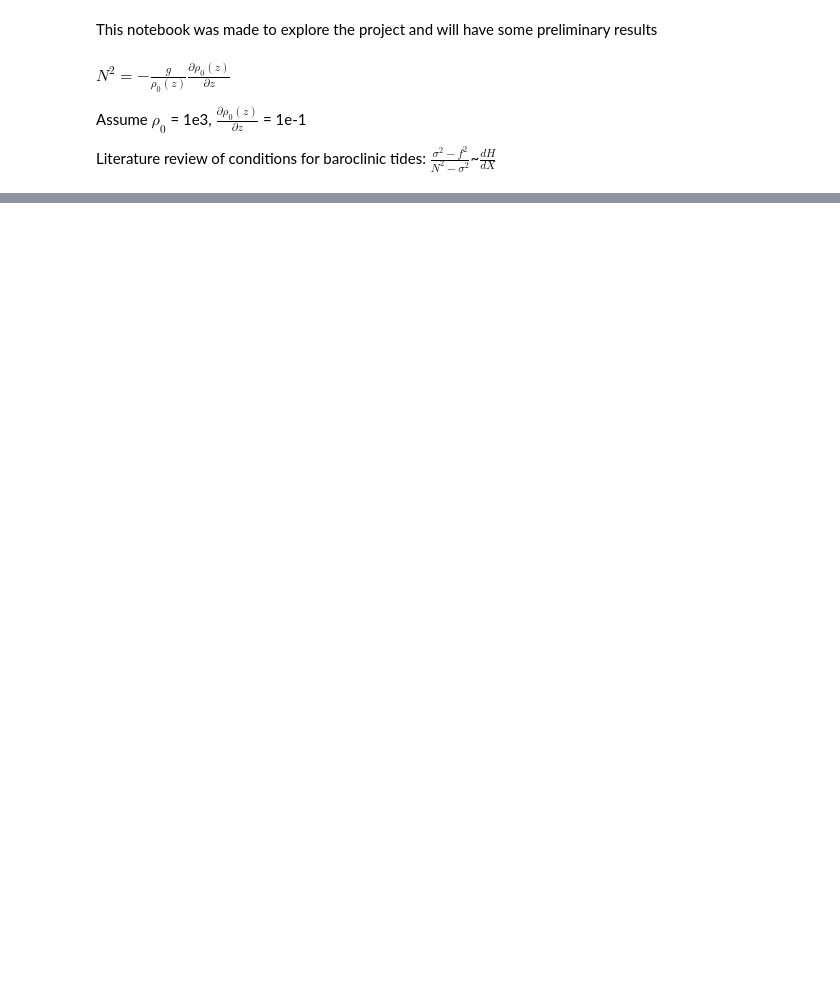
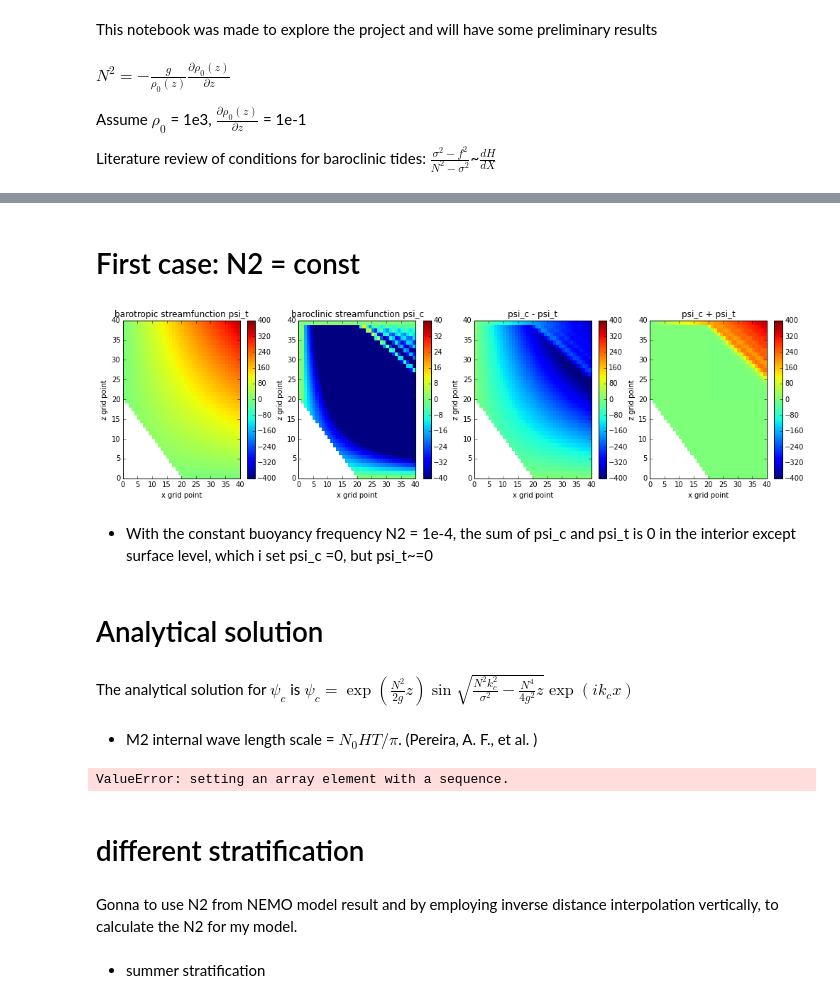
Before and after one commit to jieliu920608/Lab7Assignment, a Jupyter notebook: Project.ipynb, the cells around one changed output, grey strips where cells are left out. Saved outputs shown, nothing was run; the diff lists cells and outputs as text; code cells hidden in the pictures; blank space fills up the shorter version.

```diff
--- a/Project.ipynb
+++ b/Project.ipynb
@@ -127,9 +83,0 @@ print (psi[0,19],psi[2,18],psi[2,19])
-# %%
-def boundary_conditions(psi):
-    """Set the boundary condition values.
-    """
-    ## three fixed boundary
-    psi[-1,:] = -(1/omega)*np.sqrt(g*b0)* np.sin(k*180*np.arange(0,40,1)/np.pi) * (b0)/b0## surface wall(rigid lib)## surface wall(rigid lib)
-    psi[-1+ngrid/2:,0] = 0 ## vertical wall
-    psi[0,-1+ngrid/2:] = -(1/omega)*np.sqrt(g*b0)* np.sin(k*180*np.arange(-1+ngrid/2,40,1)/np.pi) * (b0+Hm[0,-1])/b0 ## bottom wall
-    return psi
@@ -205,0 +155,49 @@ ax.set_ylim(0,40)
+# %% [markdown]
+# First case: N2 = const
+# %%
+## after leap frog
+N2= np.zeros([ngrid,ngrid])
+N2[:] = 1e-4
+psi_c = leap_frog(psi_c,N2)
+# %%
+mask = Hm.mask
+psi_c = np.ma.array(psi_c,mask =mask)
+# %%
+## barotropic streamfunction
+psi_t = (1/k_t)* np.sin(k_t*np.pi*np.arange(0,40,1)*dx/180) * (b0+Hm)/b0
+# %%
+fig, axs =plt.subplots(1,4,figsize = (17,4))
+## barotropic inputs
+plot=axs[0].pcolormesh(psi_t,linewidth=0,rasterized=True,cmap = 'jet',vmin=-400, vmax=400)
+fig.colorbar(plot, ax=axs[0])
+cbar.set_label('streamfunction psi_t')
+axs[0].set_title('barotropic streamfunction psi_t')
+
+plot=axs[1].pcolormesh(psi_c,linewidth=0,rasterized=True,cmap = 'jet',vmin=-40, vmax=40)
+fig.colorbar(plot, ax=axs[1])
+cbar.set_label('streamfunction psi_c')
+axs[1].set_title('baroclinic streamfunction psi_c')
+
+plot=axs[2].pcolormesh(psi_c-psi_t,linewidth=0,rasterized=True,cmap = 'jet',vmin=-400, vmax=400)
+fig.colorbar(plot, ax=axs[2])
+cbar.set_label('difference of between psi_c and psi_t')
+axs[2].set_title('psi_c - psi_t')
+
+plot=axs[3].pcolormesh(psi_c+psi_t,linewidth=0,rasterized=True,cmap = 'jet',vmin=-400, vmax=400)
+fig.colorbar(plot, ax=axs[3])
+cbar.set_label('difference of between psi_c and psi_t')
+axs[3].set_title('psi_c + psi_t')
+
+for ax in axs:
+    ax.set_xlim(0,40)
+    ax.set_xlabel('x grid point')
+    ax.set_ylabel('z grid point')
+    ax.set_ylim(0,40)
+# %% [output]
+[figure, added]
+# %% [markdown]
+* With the constant buoyancy frequency N2 = 1e-4, the sum of psi_c and psi_t is 0 in the interior except surface level, which i set psi_c =0, but psi_t~=0
+# %% [markdown]
+# Analytical solution
+# %% [markdown]
+The analytical solution for $\psi_c$ is $\psi_c = \exp(\frac{N^2}{2g}z)\sin\sqrt{\frac{N^2k_{c}^2}{\sigma^2}-\frac{N^4}{4g^2}z}\exp(ik_{c}x)$
@@ -205,0 +207,2 @@ ax.set_ylim(0,40)
+# %% [markdown]
+* M2 internal wave length scale = $N_{0}HT/\pi$. (Pereira, A. F., et al. )
@@ -205,0 +214,7 @@ ax.set_ylim(0,40)
+# %%
+for i in np.arange(0,ngrid,1):##(0,40) no 40
+    for pz in np.arange(ngrid-1, -1,-1):##(39,-1) no -1
+        psi_ca[pz,i] = np.exp(N2*Hm[pz,-1]/(2*g))*np.sin(np.sqrt(N2*k_c**2/omega**2-N2**2/(4*g**2))*Hm[pz,-1])\
+        *np.cos(k_c*i*dx*np.pi/180)
+# %% [output]
+ValueError: setting an array element with a sequence.
@@ -205,0 +224,6 @@ ax.set_ylim(0,40)
+# %% [markdown]
+# different stratification
+# %% [markdown]
+Gonna to use N2 from NEMO model result and by employing inverse distance interpolation vertically, to calculate the N2 for my model.
+# %% [markdown]
+* summer stratification
```
Also changed, not shown: parts of 32 cells of this notebook.
